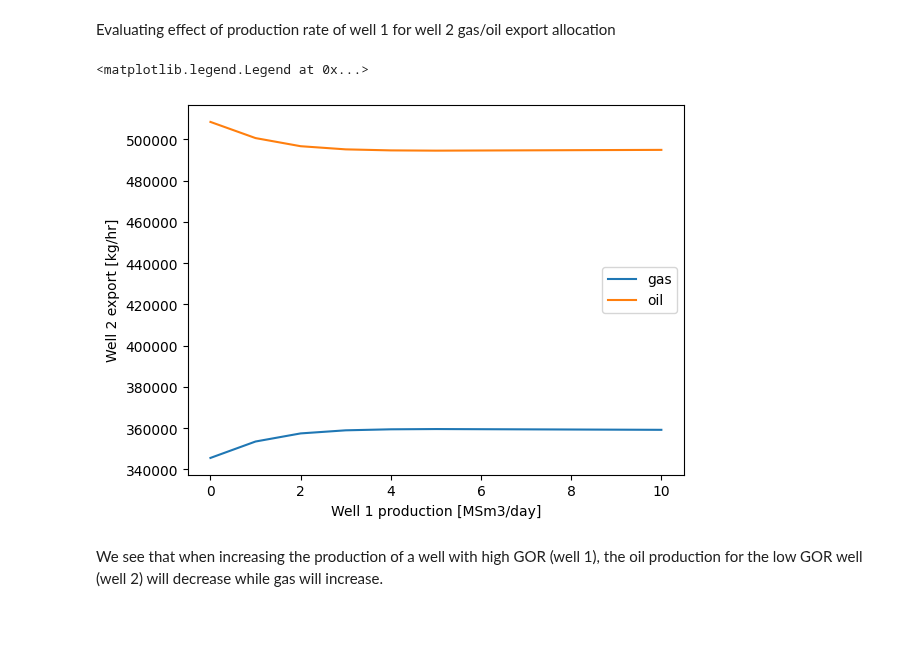
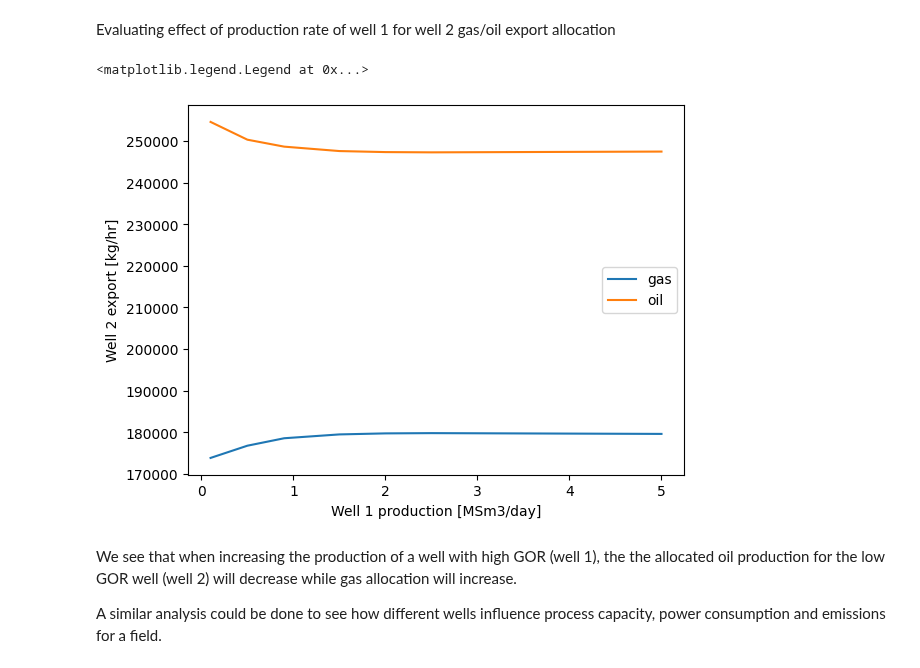
Before and after one commit to EvenSol/NeqSim-Colab, a Jupyter notebook: notebooks/process/allocationoilandgas2.ipynb, the cells around one changed output. Drawn from its saved outputs; the diff is of its cells as text; code cells hidden in the pictures; blank space fills up the shorter version.

```diff
--- a/notebooks/process/allocationoilandgas2.ipynb
+++ b/notebooks/process/allocationoilandgas2.ipynb
@@ -672,34 +661,36 @@ Evaluating effect of production rate of well 1 for well 2 gas/oil export allocat
 # %%
 import matplotlib.pyplot as plt
 
-well1production = [0, 1, 2, 3, 4, 5, 6, 7, 8, 9, 10]
+well1production = [0.1, 0.5, 0.9, 1.5, 2, 2.5, 3, 3.5, 4, 4.5, 5]
 well2Gas = []
 well2Oil = []
 
 #set flow from well 2
-oilprocess.getUnit('dry well stream2').setFlowRate(10.0, "MSm3/day")
+oilprocess.getUnit('dry well stream2').setFlowRate(5.0, "MSm3/day")
 
 for production in well1production:
   oilprocess.getUnit('dry well stream').setFlowRate(production, "MSm3/day")
   oilprocess.run()
 
   totalGasFlowFromWell2 = 0
   totalOilFlowFromWell2 = 0
   for name in componentNames:
     if(wellStream2.getFluid().getComponent(name).getz()>0):
       totalGasFlowFromWell2 = totalGasFlowFromWell2 + exportGas.getFluid().getComponent(name).getFlowRate('kg/hr')
       totalOilFlowFromWell2 = totalOilFlowFromWell2 + stableOil.getFluid().getComponent(name).getFlowRate('kg/hr')
   well2Gas.append(totalGasFlowFromWell2)
   well2Oil.append(totalOilFlowFromWell2)
 
 plt.figure()
 plt.xlabel('Well 1 production [MSm3/day]')
 plt.ylabel('Well 2 export [kg/hr]')
 plt.plot(well1production, well2Gas)
 plt.plot(well1production, well2Oil)
 plt.legend(['gas', 'oil'])
 # %% [output]
 <matplotlib.legend.Legend at 0x...>
-[figure, old version]
+[figure, new version]
 # %% [markdown]
-We see that when increasing the production of a well with high GOR (well 1), the oil production for the low GOR well (well 2) will decrease while gas will increase.
+We see that when increasing the production of a well with high GOR (well 1), the the allocated oil production for the low GOR well (well 2) will decrease while gas allocation will increase.
+
+A similar analysis could be done to see how different wells influence process capacity, power consumption and emissions for a field.
```
Also changed, not shown: parts of 9 cells of this notebook.
